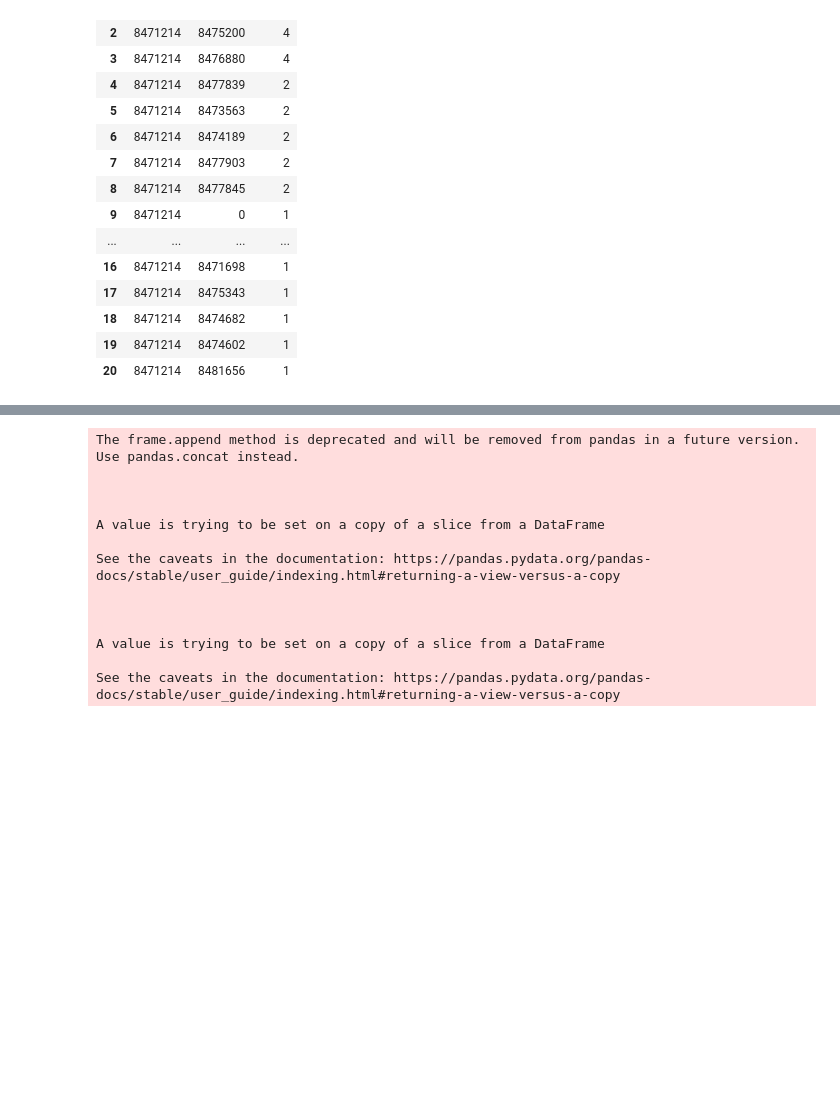
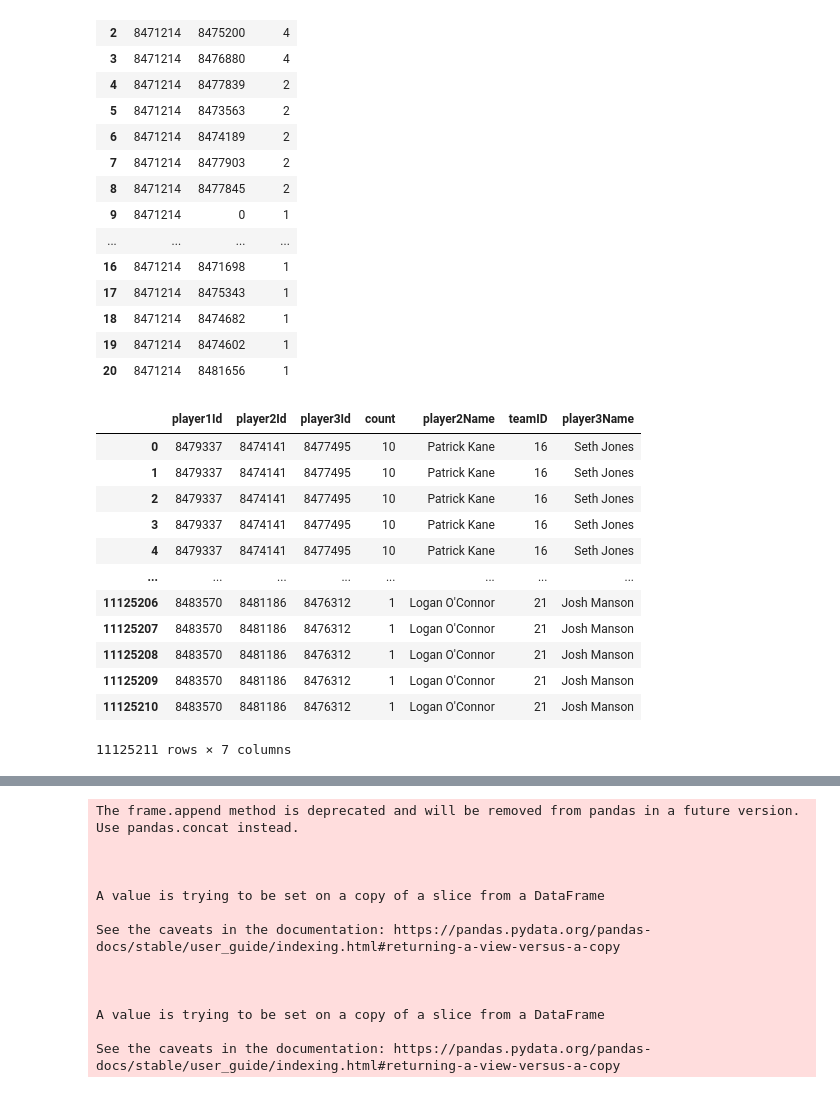
Before and after one commit to szonja126/NHL-Diplomamunka, a Jupyter notebook: readcsv.ipynb, the cells around one changed output, grey strips where cells are left out. Drawn from its saved outputs; the diff is of its cells as text; code cells hidden in the pictures; blank space fills up the shorter version.

```diff
--- a/readcsv.ipynb
+++ b/readcsv.ipynb
@@ -236,3 +234,39 @@ Y
 | 18 | 8471214 | 8474682 | 1 |
 | 19 | 8471214 | 8474602 | 1 |
 | 20 | 8471214 | 8481656 | 1 |
+# %%
+players_distinct = players_df.loc[:,['id','fullName','teamID']]
+players_distinct.drop_duplicates()
+#players_distinct
+
+pairs = events_df.loc[:,['player1Id','player2Id','player3Id','eventType']]
+pairs = pairs[pairs['eventType'].isin(['Goal'])]
+pairs = pairs.groupby(['player1Id', 'player2Id','player3Id']).size().sort_values(ascending=False).reset_index(name='count')
+#pairs
+
+pairs2 = pd.merge(left=pairs, right=players_distinct, left_on='player2Id', right_on='id',how='left')
+pairs2 = pairs2.rename(columns={"fullName": "player2Name"})
+pairs2 = pairs2.drop(columns='id')
+#pairs2
+
+pairs3 = pd.merge(left=pairs2, right=players_distinct, left_on='player3Id', right_on='id',how='left')
+pairs3 = pairs3.rename(columns={"fullName": "player3Name", 'teamID_x':'teamID'})
+pairs3 = pairs3.fillna(0)
+pairs3 = pairs3.astype({'teamID': 'int64'})
+pairs3 = pairs3.drop(columns=['id','teamID_y'])
+pairs3.to_csv('goalassist.csv')
+pairs3
+# %% [output]
+|  | player1Id | player2Id | player3Id | count | player2Name | teamID | player3Name |
+| 0 | 8479337 | 8474141 | 8477495 | 10 | Patrick Kane | 16 | Seth Jones |
+| 1 | 8479337 | 8474141 | 8477495 | 10 | Patrick Kane | 16 | Seth Jones |
+| 2 | 8479337 | 8474141 | 8477495 | 10 | Patrick Kane | 16 | Seth Jones |
+| 3 | 8479337 | 8474141 | 8477495 | 10 | Patrick Kane | 16 | Seth Jones |
+| 4 | 8479337 | 8474141 | 8477495 | 10 | Patrick Kane | 16 | Seth Jones |
+| ... | ... | ... | ... | ... | ... | ... | ... |
+| 11125206 | 8483570 | 8481186 | 8476312 | 1 | Logan O'Connor | 21 | Josh Manson |
+| 11125207 | 8483570 | 8481186 | 8476312 | 1 | Logan O'Connor | 21 | Josh Manson |
+| 11125208 | 8483570 | 8481186 | 8476312 | 1 | Logan O'Connor | 21 | Josh Manson |
+| 11125209 | 8483570 | 8481186 | 8476312 | 1 | Logan O'Connor | 21 | Josh Manson |
+| 11125210 | 8483570 | 8481186 | 8476312 | 1 | Logan O'Connor | 21 | Josh Manson |
+11125211 rows × 7 columns
```
Also changed, not shown: parts of 10 cells of this notebook, 1 other file.
